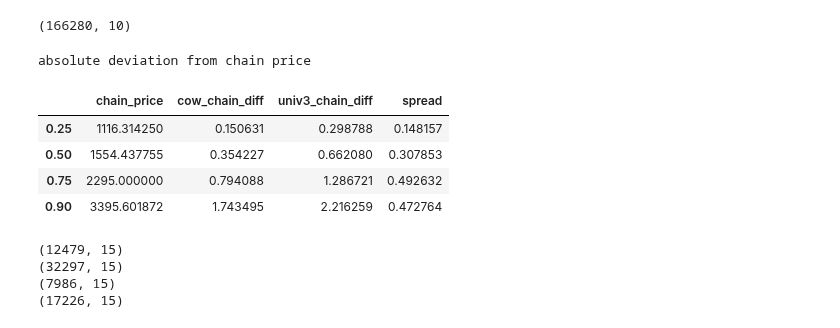
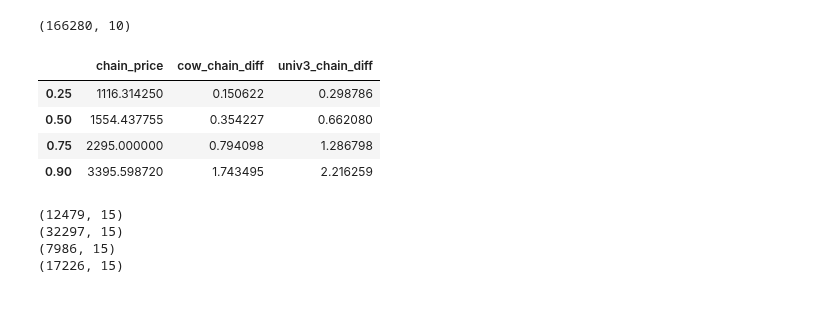
Before and after one commit to mohammed7s/Feedlot, a Jupyter notebook: quantitative_results/data_analysis.ipynb, the cells around one changed output. Drawn from its saved outputs; the diff is of its cells as text; code cells hidden in the pictures.

```diff
--- a/quantitative_results/data_analysis.ipynb
+++ b/quantitative_results/data_analysis.ipynb
@@ -155,7 +155,10 @@ reindexed_price_df['cow_chain_diff'] = np.abs((reindexed_price_df['chain_price']
 # calculate mean deviation between cow and chain prices for each row
 reindexed_price_df['univ3_chain_diff'] = np.abs((reindexed_price_df['chain_price'] - reindexed_price_df['univ3_price_adjusted']) / reindexed_price_df['chain_price']) * 100
 # %%
-print('absolute deviation from chain price')
-spread_df = reindexed_price_df[['chain_price', 'cow_chain_diff', 'univ3_chain_diff']].quantile([0.25, 0.5, 0.75, .9], interpolation='midpoint')
+reindexed_price_df[['chain_price', 'cow_chain_diff', 'univ3_chain_diff']].quantile([0.25, 0.5, 0.75, .9], interpolation='nearest')
 # %% [output]
-absolute deviation from chain price
+|  | chain_price | cow_chain_diff | univ3_chain_diff |
+| 0.25 | 1116.314250 | 0.150622 | 0.298786 |
+| 0.50 | 1554.437755 | 0.354227 | 0.662080 |
+| 0.75 | 2295.000000 | 0.794098 | 1.286798 |
+| 0.90 | 3395.598720 | 1.743495 | 2.216259 |
@@ -164,11 +165,3 @@ spread_df['spread'] = np.abs(spread_df['cow_chain_diff'] - spread_df['univ3_chai
-# %%
-spread_df
-# %% [output]
-|  | chain_price | cow_chain_diff | univ3_chain_diff | spread |
-| 0.25 | 1116.314250 | 0.150631 | 0.298788 | 0.148157 |
-| 0.50 | 1554.437755 | 0.354227 | 0.662080 | 0.307853 |
-| 0.75 | 2295.000000 | 0.794088 | 1.286721 | 0.492632 |
-| 0.90 | 3395.601872 | 1.743495 | 2.216259 | 0.472764 |
 # %%
 # filter trade directions. There are 4 total cases:
 # cow buy/uni buy WETH
```
Also changed, not shown: parts of 5 cells of this notebook.
